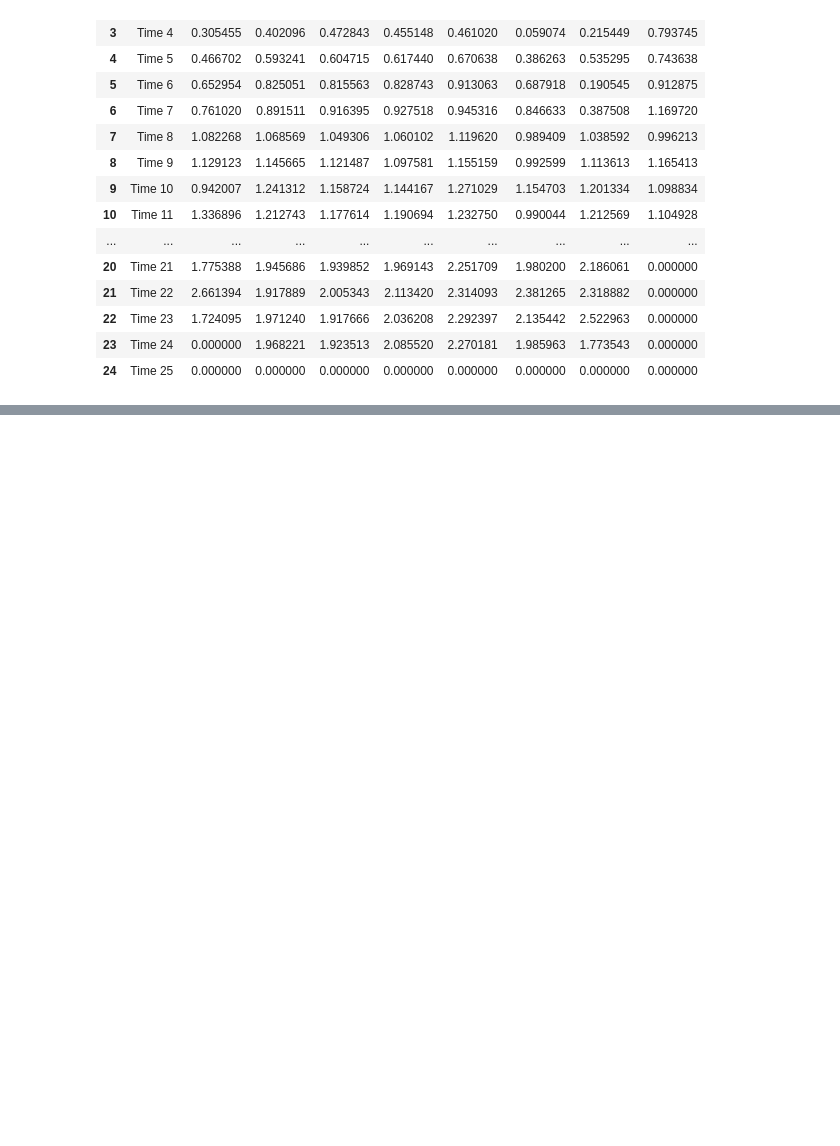
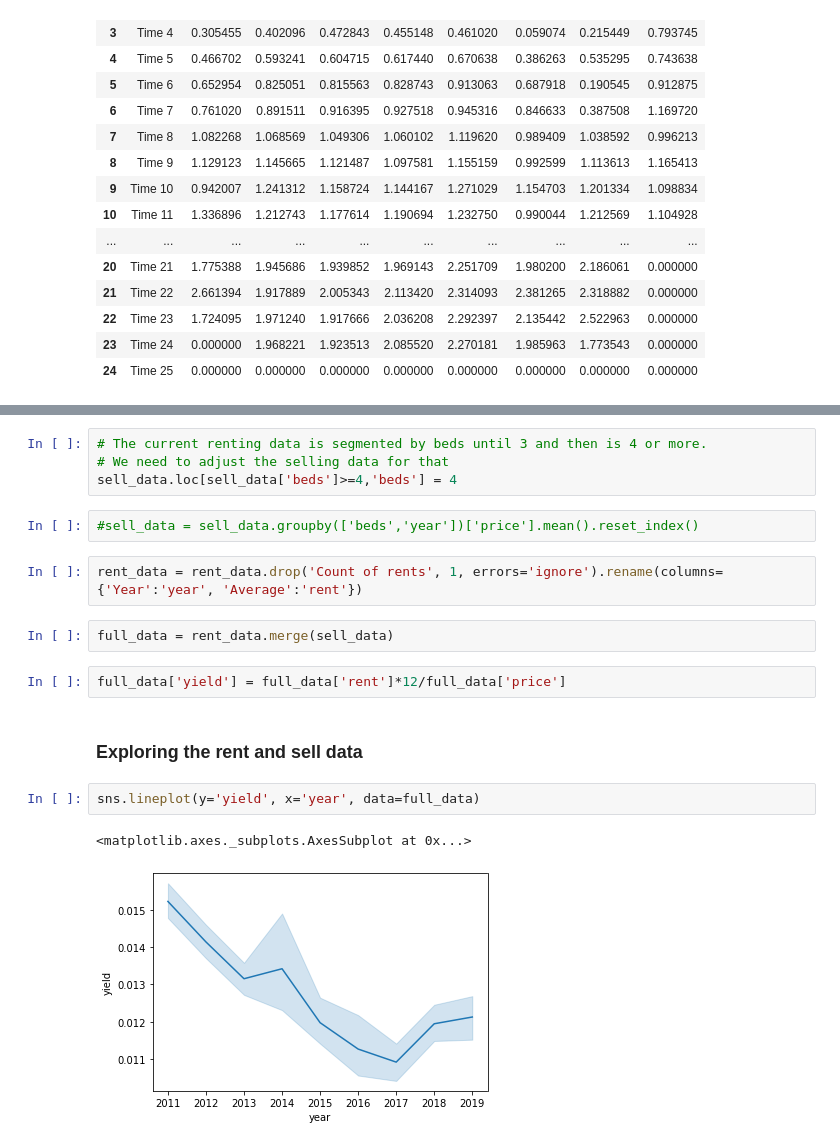
Before and after one commit to angelrureLurtis/LondonNW6, a Jupyter notebook: web_scraping.ipynb, the cells around one changed output, grey strips where cells are left out. Saved outputs shown, nothing was run; the diff lists cells and outputs as text; blank space fills up the shorter version.

```diff
--- a/web_scraping.ipynb
+++ b/web_scraping.ipynb
@@ -305,0 +389,19 @@ rsi
+# %%
+# The current renting data is segmented by beds until 3 and then is 4 or more.
+# We need to adjust the selling data for that
+sell_data.loc[sell_data['beds']>=4,'beds'] = 4
+# %%
+#sell_data = sell_data.groupby(['beds','year'])['price'].mean().reset_index()
+# %%
+rent_data = rent_data.drop('Count of rents', 1, errors='ignore').rename(columns={'Year':'year', 'Average':'rent'})
+# %%
+full_data = rent_data.merge(sell_data)
+# %%
+full_data['yield'] = full_data['rent']*12/full_data['price']
+# %% [markdown]
+### Exploring the rent and sell data
+# %%
+sns.lineplot(y='yield', x='year', data=full_data)
+# %% [output]
+<matplotlib.axes._subplots.AxesSubplot at 0x...>
+[figure, added]
```
Also changed, not shown: parts of 44 cells of this notebook.
